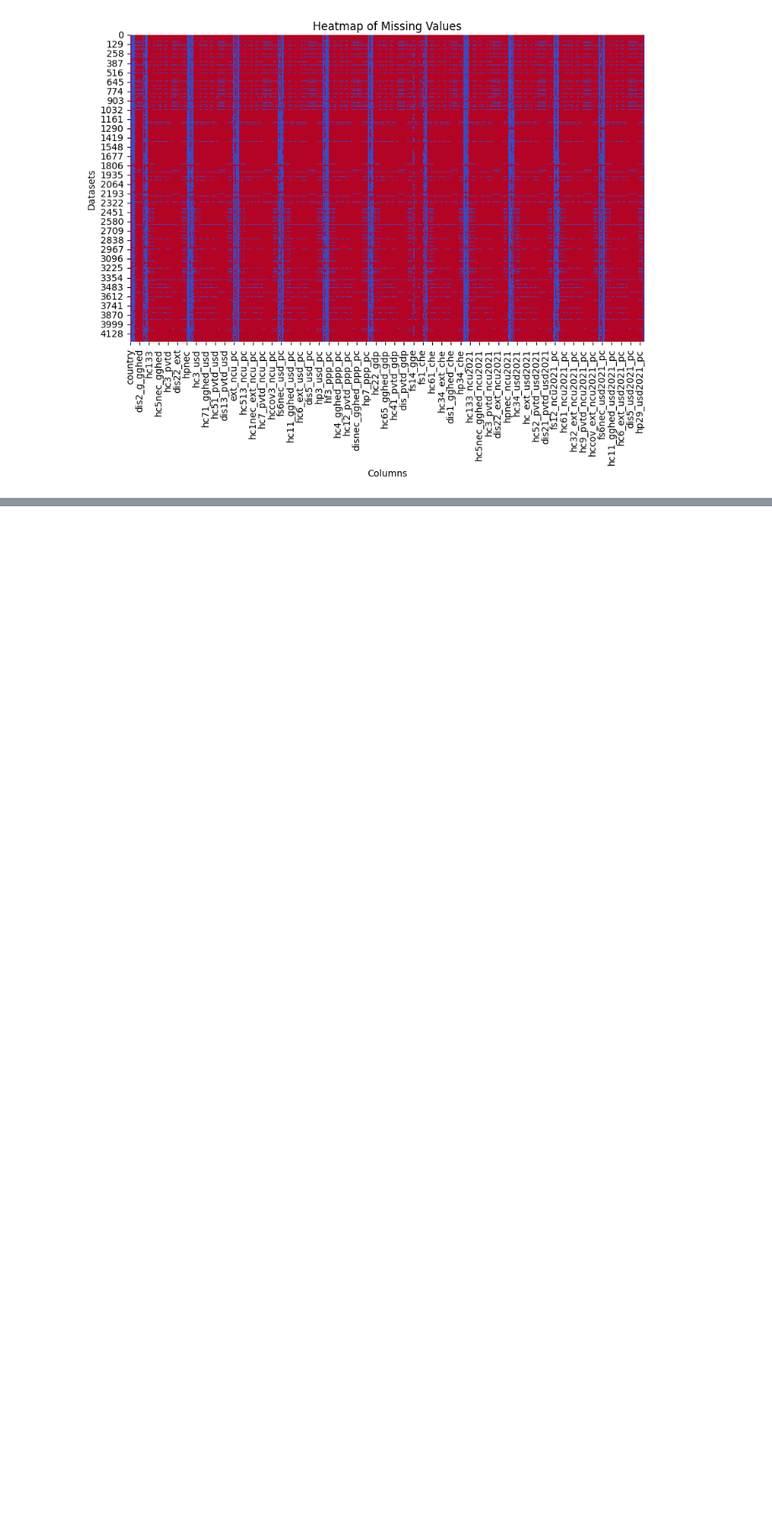
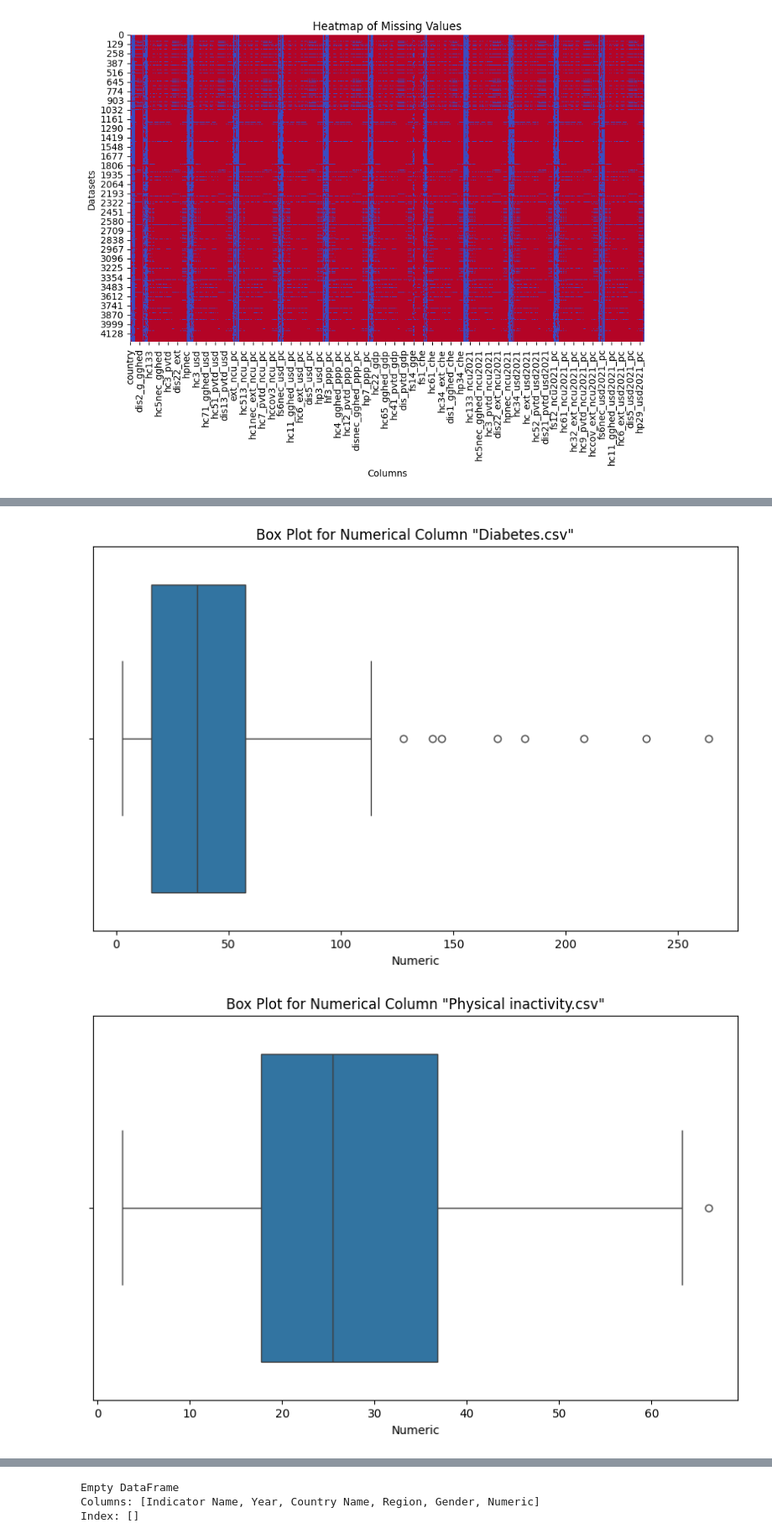
Before and after one commit to jabbe987/Data-Mining-Project, a Jupyter notebook: jakob.ipynb, the cells around one changed output, grey strips where cells are left out. Shown: that part at 84% size. Drawn from its saved outputs; the diff is of its cells as text; code cells hidden in the pictures; blank space fills up the shorter version.

```diff
--- a/jakob.ipynb
+++ b/jakob.ipynb
@@ -164,0 +133,69 @@ dtype: object
+# %%
+diabetes_clean = diabetes_filtered.dropna(how='any')
+inactivity_clean = inactivity_filtered.dropna(how='any')
+healthcare_spending_clean = healthcare_spending_filtered.dropna(how='any')
+
+plt.figure(figsize=(10, 6))
+sns.boxplot(data=diabetes_clean, x='Numeric')  # Replace with your column name
+plt.title('Box Plot for Numerical Column "Diabetes.csv"')
+plt.show()
+
+plt.figure(figsize=(10, 6))
+sns.boxplot(data=inactivity_clean, x='Numeric')  # Replace with your column name
+plt.title('Box Plot for Numerical Column "Physical inactivity.csv"')
+plt.show()
+
+plt.figure(figsize=(10, 6))
+sns.boxplot(data=healthcare_spending_clean, x='che_gdp')  # Replace with your column name
+plt.title('Box Plot for Healthcare spending Column "GHED_data.csv"')
+plt.show()
+
+
+
+# IQR Method to identify outliers
+Q1 = diabetes_clean['Numeric'].quantile(0.25)  # Replace with your column name
+Q3 = diabetes_clean['Numeric'].quantile(0.75)
+IQR = Q3 - Q1
+
+# Define the limits for outliers
+lower_bound = Q1 - 1.5 * IQR
+upper_bound = Q3 + 1.5 * IQR
+
+# Get the outliers
+outliers = diabetes_clean[(diabetes_clean['Numeric'] < lower_bound) | (diabetes_clean['Numeric'] > upper_bound)]
+
+# Print outliers
+# print(outliers)
+
+# IQR Method to identify outliers
+Q1 = inactivity_data['Numeric'].quantile(0.25)  # Replace with your column name
+Q3 = inactivity_data['Numeric'].quantile(0.75)
+IQR = Q3 - Q1
+
+# Define the limits for outliers
+lower_bound = Q1 - 1.5 * IQR
+upper_bound = Q3 + 1.5 * IQR
+
+# Get the outliers
+outliers_i = inactivity_clean[(inactivity_clean['Numeric'] < lower_bound) | (inactivity_clean['Numeric'] > upper_bound)]
+
+# Print outliers
+print(outliers_i)
+
+# IQR Method to identify outliers
+Q1 = healthcare_spending_clean['che_gdp'].quantile(0.25)  # Replace with your column name
+Q3 = healthcare_spending_clean['che_gdp'].quantile(0.75)
+IQR = Q3 - Q1
+
+# Define the limits for outliers
+lower_bound = Q1 - 1.5 * IQR
+upper_bound = Q3 + 1.5 * IQR
+
+# Get the outliers
+outliers_h = healthcare_spending_clean[(healthcare_spending_clean['che_gdp'] < lower_bound) | (healthcare_spending_clean['che_gdp'] > upper_bound)]
+
+# Print outliers
+# print(outliers_h)
+# %% [output]
+[figure, added]
+[figure, added]
@@ -164,0 +203,3 @@ dtype: object
+Empty DataFrame
+Columns: [Indicator Name, Year, Country Name, Region, Gender, Numeric]
+Index: []
```
Also changed, not shown: parts of 4 cells of this notebook.
